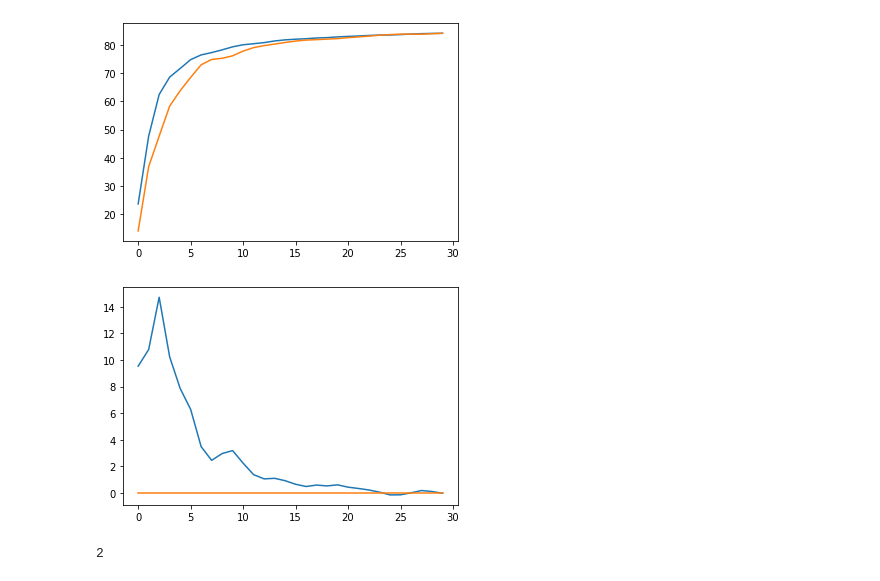
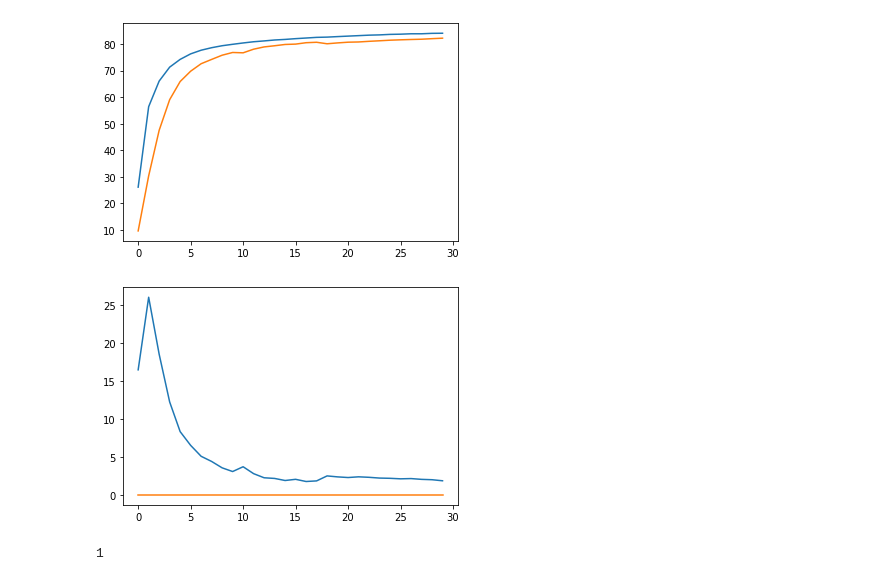
Before and after one commit to matech96/FederatedLighting, a Jupyter notebook: notebooks/reports/emnist100lm_whenavg.ipynb, the cells around one changed output. Saved outputs shown, nothing was run; the diff lists cells and outputs as text; code cells hidden in the pictures.

```diff
--- a/notebooks/reports/emnist100lm_whenavg.ipynb
+++ b/notebooks/reports/emnist100lm_whenavg.ipynb
@@ -24,22 +21,23 @@ def get_maxes(SOPT, STR="r", COPT="SGD"):
         all_df[f"{i}_test_acc"] = exp.get_metrics_df(["test_acc"])["test_acc"]
     return all_df.max(axis=1)
 # %%
-yay = get_maxes("Yogi", "a", "Yogi")
-yrs = get_maxes("Yogi")
+# yay = get_maxes("Yogi", "a", "Yogi")
+say = get_maxes("SGD", "a", "Yogi")
+# yrs = get_maxes("Yogi")
 srs = get_maxes("SGD")
 # %%
-plt.plot(yay)
-plt.plot(yrs)
+plt.plot(say)
+plt.plot(srs)
 plt.show()
 # %% [output]
-[figure, old version]
+[figure, new version]
 # %%
-plt.plot(yay-yrs)
+plt.plot(say-srs)
 plt.plot(np.zeros(30))
 plt.show()
 # %% [output]
-[figure, old version]
+[figure, new version]
 # %%
-(yay-yrs).values.argmax()
+(say-srs).values.argmax()
 # %% [output]
-2
+1
```
Also changed, not shown: parts of 1 cell of this notebook, 4 other files.
